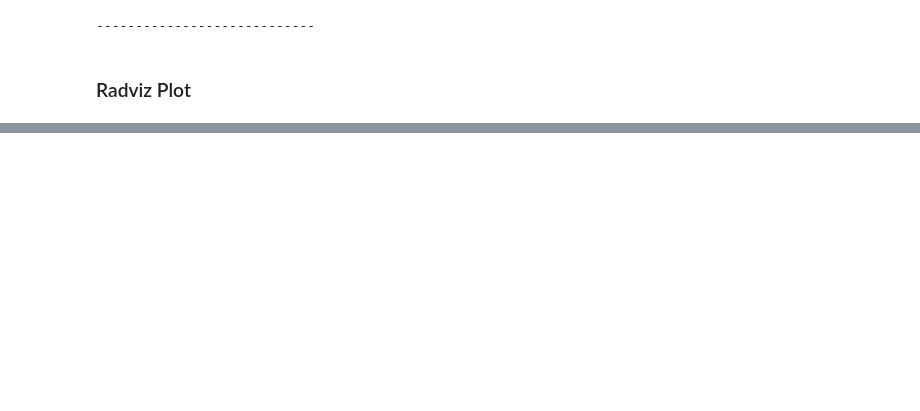
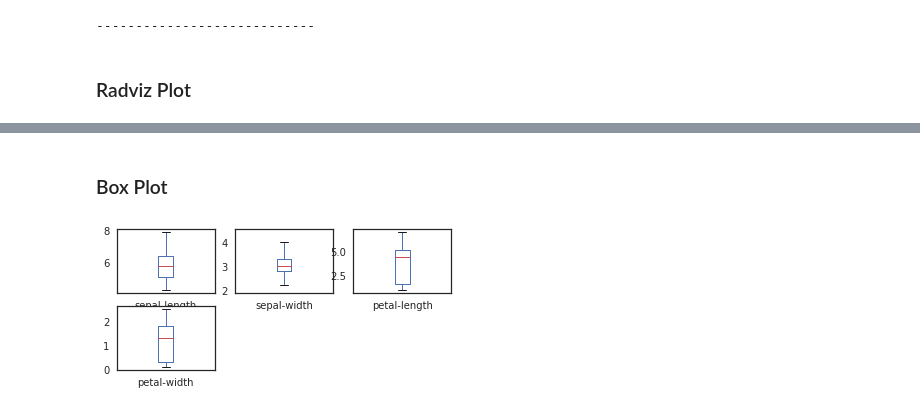
Before and after one commit to bhachauk/Learn_MachineLearning, a Jupyter notebook: 01.Introduction/datavisualization/iris-visualization.ipynb, the cells around one changed output, grey strips where cells are left out. Cells and saved outputs as stored; diff of their text form; code cells hidden in the pictures; blank space fills up the shorter version.

```diff
--- a/01.Introduction/datavisualization/iris-visualization.ipynb
+++ b/01.Introduction/datavisualization/iris-visualization.ipynb
@@ -76,0 +77,7 @@ plt.show()
+# %% [markdown]
+### Box Plot
+# %%
+iris.plot(kind='box', subplots=True, layout=(3,3), sharex=False, sharey=False)
+plt.show()
+# %% [output]
+[figure, added]
```
Also changed, not shown: parts of 6 cells of this notebook.
